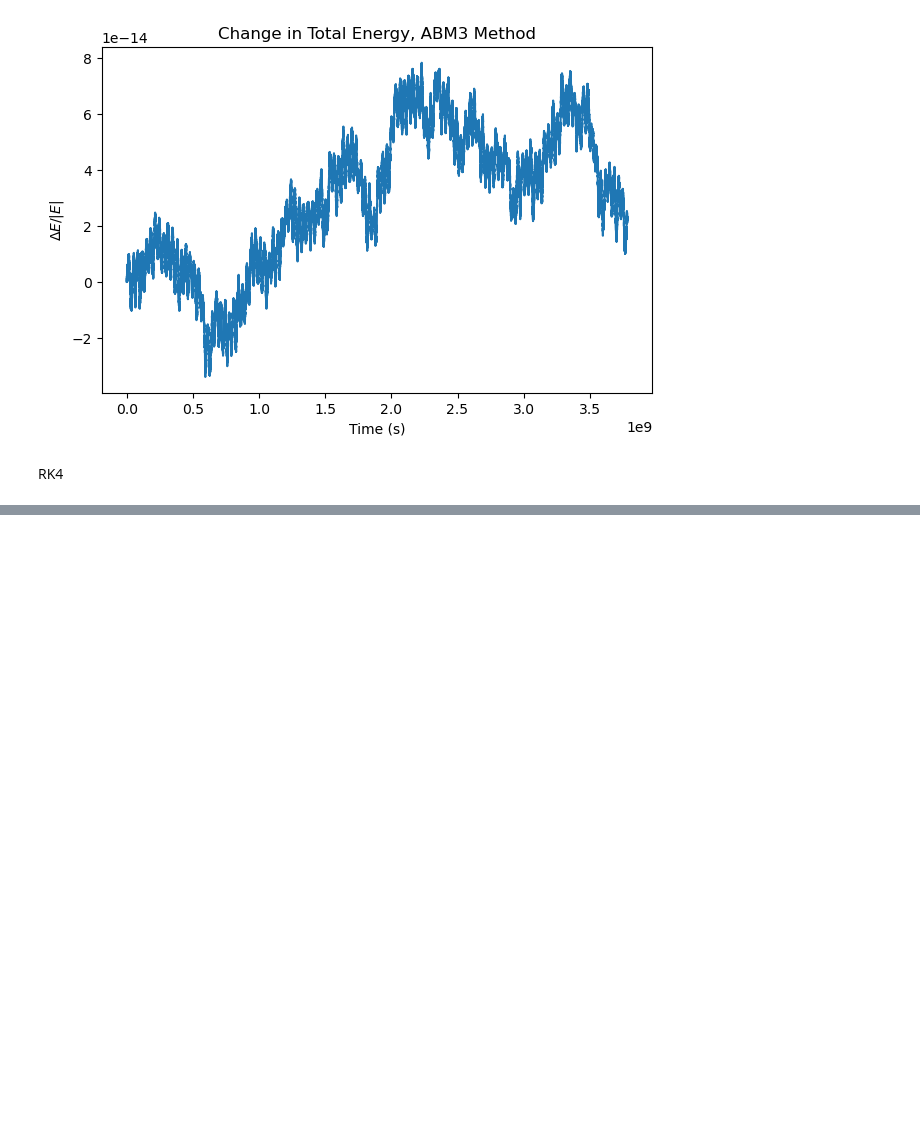
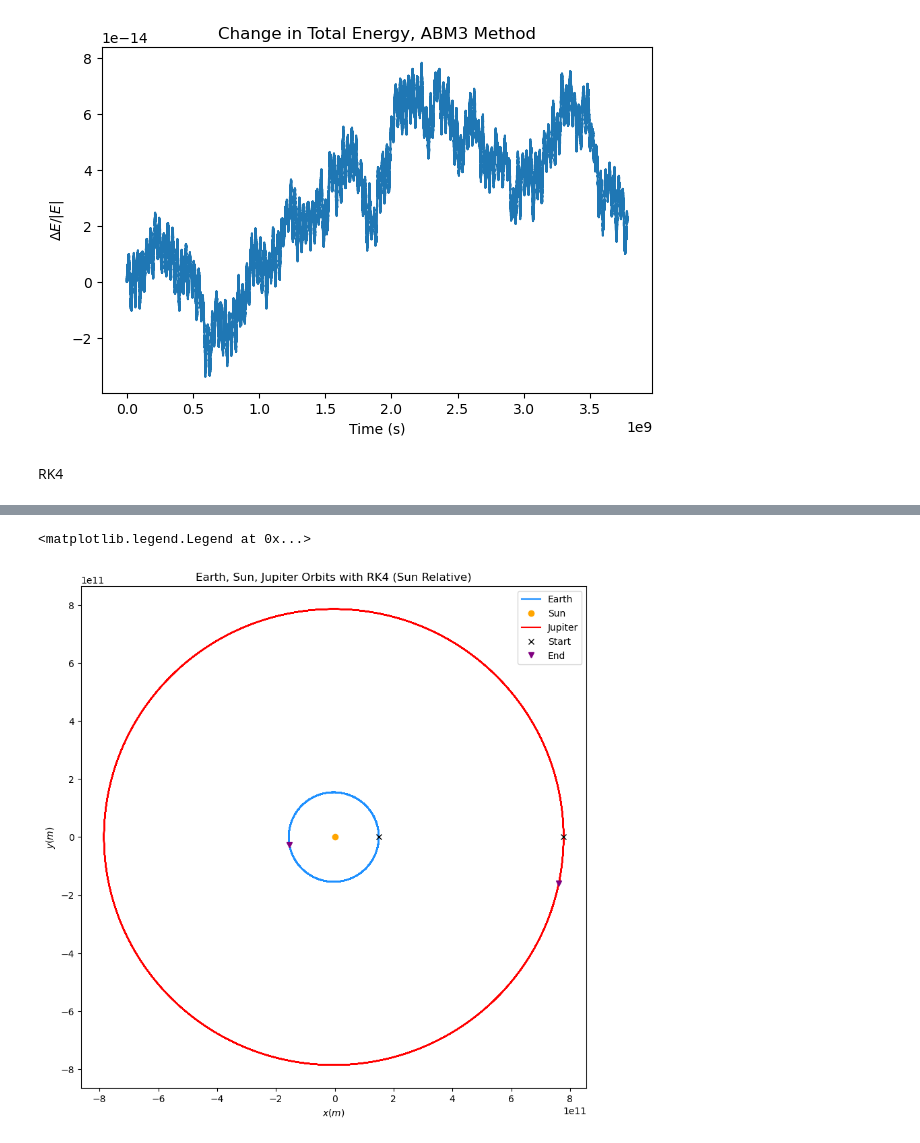
Before and after one commit to Zoinkadoinka/AE370-Project-1, a Jupyter notebook: Official Numerical Method Testing .ipynb, the cells around one changed output, grey strips where cells are left out. Saved outputs shown, nothing was run; the diff lists cells and outputs as text; code cells hidden in the pictures; blank space fills up the shorter version.

```diff
--- a/Official Numerical Method Testing .ipynb
+++ b/Official Numerical Method Testing .ipynb
@@ -751,0 +752,24 @@ Text(0, 0.5, '$\\Delta{E}/|E|$')
+# %%
+# SUN RELATIVE RK4
+
+fig = plt.figure(figsize=(16, 16), tight_layout=True)
+
+ax1 = fig.add_subplot(221)
+
+ax1.plot(u[:,0]-u[:,3],u[:,1]-u[:,4],"dodgerblue", label = "Earth")
+ax1.plot(0,0,'o', color = "orange", label = "Sun")
+ax1.plot(u[:,6]-u[:,3],u[:,7]-u[:,4],"r", label = "Jupiter")
+
+ax1.plot(u[0][0]-u[0][3], u[0][1]-u[0][4],'x', color = "black", label = "Start")
+ax1.plot(u[0][6]-u[0][3], u[0][7]-u[0][4],'x', color = "black")
+
+ax1.plot(u[-1][0]-u[-1][3], u[-1][1]-u[-1][4],'v', color = "purple", label = "End")
+ax1.plot(u[-1][6]-u[-1][3], u[-1][7]-u[-1][4],'v', color = "purple")
+
+ax1.set_title("Earth, Sun, Jupiter Orbits with RK4 (Sun Relative)")
+ax1.set_xlabel("$x(m)$")
+ax1.set_ylabel("$y(m)$")
+ax1.legend()
+# %% [output]
+<matplotlib.legend.Legend at 0x...>
+[figure, added]
```
Also changed, not shown: parts of 3 cells of this notebook.
